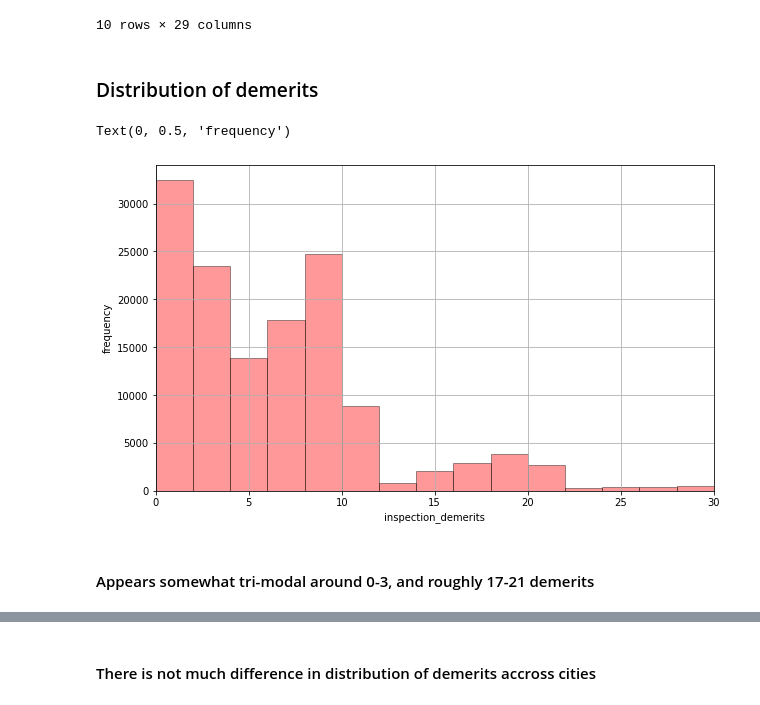
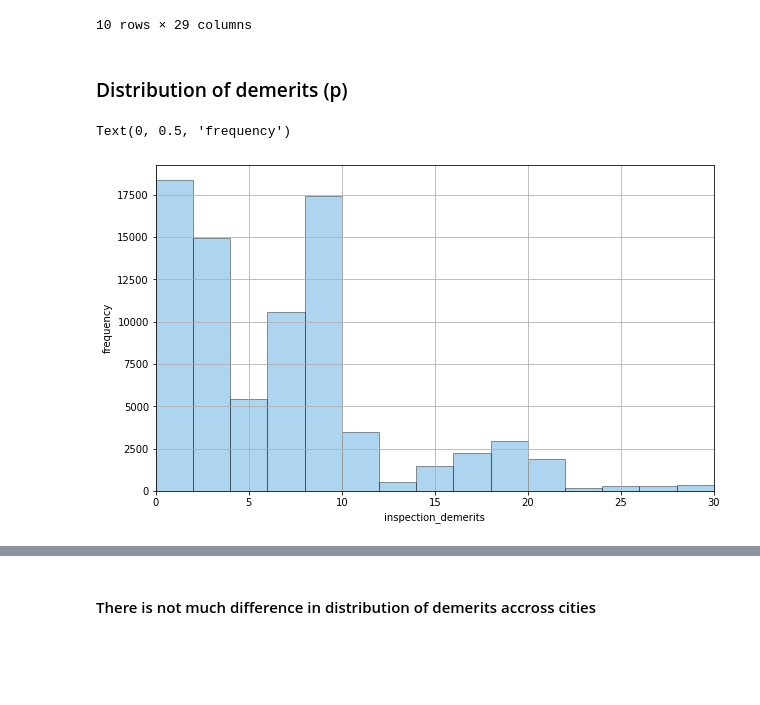
Before and after one commit to RishabPanyam96/Las_Vegas_Food_Inspection, a Jupyter notebook: code/Vizual.ipynb, the cells around one changed output, grey strips where cells are left out. Saved outputs shown, nothing was run; the diff lists cells and outputs as text; code cells hidden in the pictures; blank space fills up the shorter version.

```diff
--- a/code/Vizual.ipynb
+++ b/code/Vizual.ipynb
@@ -13,3 +54,5 @@ inspection = pd.read_csv(r"/content/drive/My Drive/DPA Project files/inspections
+# %%
+inspection = pd.read_csv("/content/drive/My Drive/DPA Project files/inspect_viz_data.csv")
 # %%
 rev = review
 # %%
@@ -392,19 +416,17 @@ inspection.head(10)
 | 9 | DA0001822 | PR0000442 | FA0002435 | 2010-06-14 00:00:00 | 2010-06-14 13:15:00 | EE7000417 | ... |
 10 rows × 29 columns
 # %% [markdown]
-### Distribution of demerits
+### Distribution of demerits (p)
 # %%
 plt.figure(figsize=(10,6))
 plt.grid()
-dem = inspection[inspection.inspection_demerits.notna()].inspection_demerits
-sns.distplot(dem, kde=False, color='red', hist_kws=dict(edgecolor="k", linewidth=1))
+dem = inspection.inspection_demerits
+sns.distplot(dem, kde=False, color="#3498db", hist_kws=dict(edgecolor="k", linewidth=1))
 plt.xlim(0,30)
 plt.ylabel('frequency')
 # %% [output]
 Text(0, 0.5, 'frequency')
-[figure, old version]
+[figure, new version]
-# %% [markdown]
-#### Appears somewhat tri-modal around 0-3, and roughly 17-21 demerits
 # %%
 inspection = inspection.sort_values(['business_id', 'inspection_date']).reset_index(drop=True)
 # %%
```
Also changed, not shown: parts of 31 cells of this notebook.
